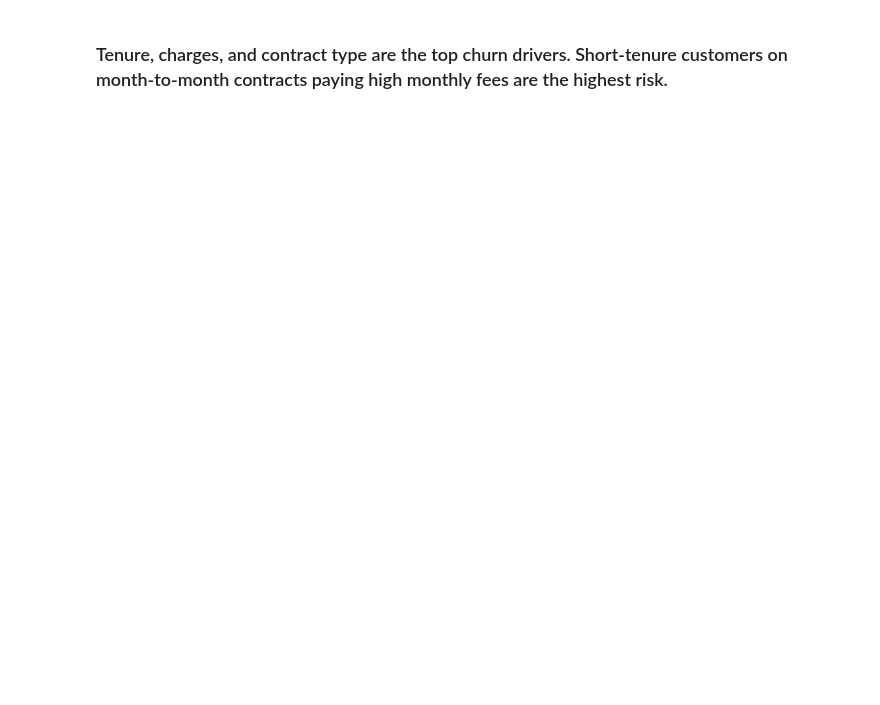
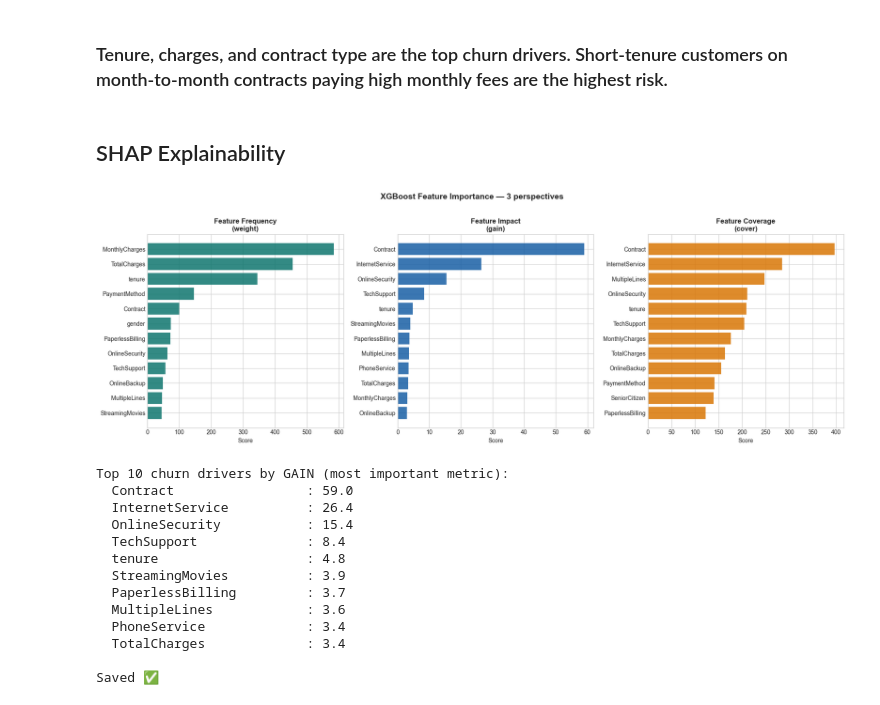
Before and after one commit to Ananthika-G/customer-segmentation, a Jupyter notebook: notebooks/04_Churn_Prediction.ipynb, the cells around one changed output. Saved outputs shown, nothing was run; the diff lists cells and outputs as text; code cells hidden in the pictures; blank space fills up the shorter version.

```diff
--- a/notebooks/04_Churn_Prediction.ipynb
+++ b/notebooks/04_Churn_Prediction.ipynb
@@ -450,3 +402,63 @@ Top 10 churn drivers:
 Saved ✅
 # %% [markdown]
 ### Tenure, charges, and contract type are the top churn drivers. Short-tenure customers on month-to-month contracts paying high monthly fees are the highest risk.
+# %% [markdown]
+## SHAP Explainability
+# %%
+import matplotlib.pyplot as plt
+import pandas as pd
+
+# XGBoost built-in importance (3 types)
+fig, axes = plt.subplots(1, 3, figsize=(18, 6))
+
+importance_types = ['weight', 'gain', 'cover']
+titles = ['Feature Frequency\n(weight)',
+          'Feature Impact\n(gain)',
+          'Feature Coverage\n(cover)']
+
+for i, (imp_type, title) in enumerate(zip(importance_types, titles)):
+    imp = xgb_model.get_booster().get_score(importance_type=imp_type)
+    imp_df = pd.DataFrame(list(imp.items()),
+                          columns=['Feature','Score']
+                         ).sort_values('Score', ascending=False).head(12)
+
+    axes[i].barh(imp_df['Feature'][::-1],
+                 imp_df['Score'][::-1],
+                 color=['#0f766e','#185fa5','#d97706'][i],
+                 alpha=0.85)
+    axes[i].set_title(title, fontweight='bold', fontsize=12)
+    axes[i].set_xlabel('Score')
+
+plt.suptitle('XGBoost Feature Importance — 3 perspectives',
+             fontsize=14, fontweight='bold', y=1.02)
+plt.tight_layout()
+plt.savefig('../reports/figures/feature_importance_detailed.png',
+            dpi=150, bbox_inches='tight')
+plt.show()
+
+# Print top 10 by gain (most meaningful)
+print("\nTop 10 churn drivers by GAIN (most important metric):")
+imp_gain = xgb_model.get_booster().get_score(importance_type='gain')
+imp_gain_df = pd.DataFrame(list(imp_gain.items()),
+                            columns=['Feature','Gain']
+                           ).sort_values('Gain', ascending=False)
+for _, row in imp_gain_df.head(10).iterrows():
+    print(f"  {row['Feature']:25s}: {row['Gain']:,.1f}")
+
+imp_gain_df.to_csv('../data/processed/feature_importance.csv', index=False)
+print("\nSaved ✅")
+# %% [output]
+[figure, added]
+Top 10 churn drivers by GAIN (most important metric):
+  Contract                 : 59.0
+  InternetService          : 26.4
+  OnlineSecurity           : 15.4
+  TechSupport              : 8.4
+  tenure                   : 4.8
+  StreamingMovies          : 3.9
+  PaperlessBilling         : 3.7
+  MultipleLines            : 3.6
+  PhoneService             : 3.4
+  TotalCharges             : 3.4
+
+Saved ✅
```
Also changed, not shown: parts of 8 cells of this notebook, 6 other files.
